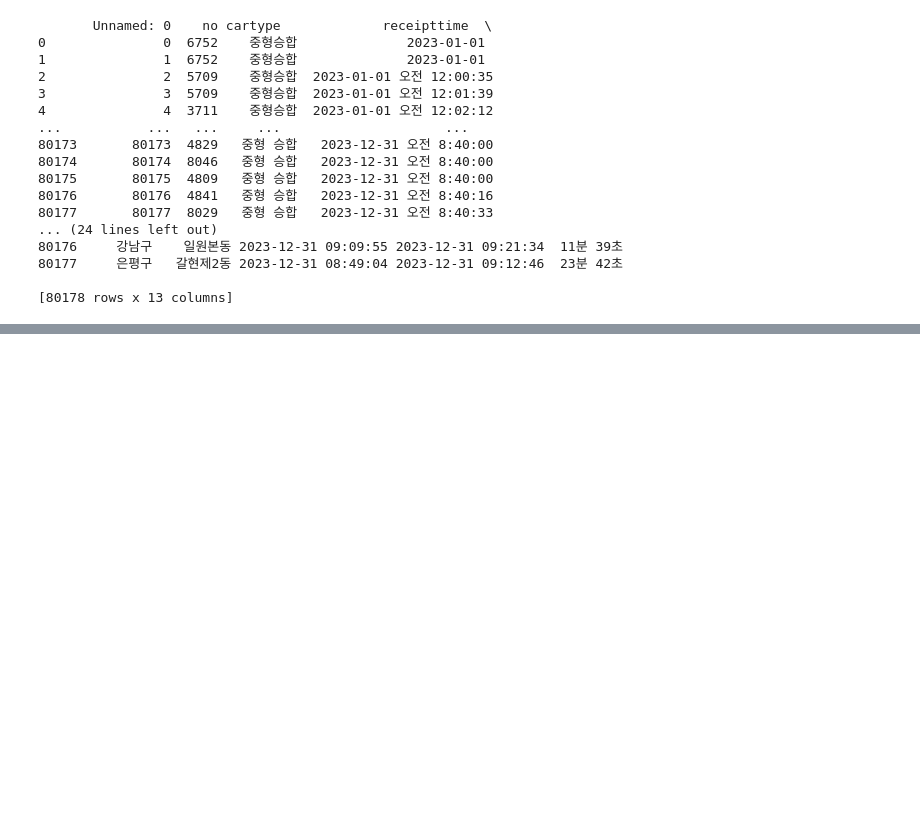
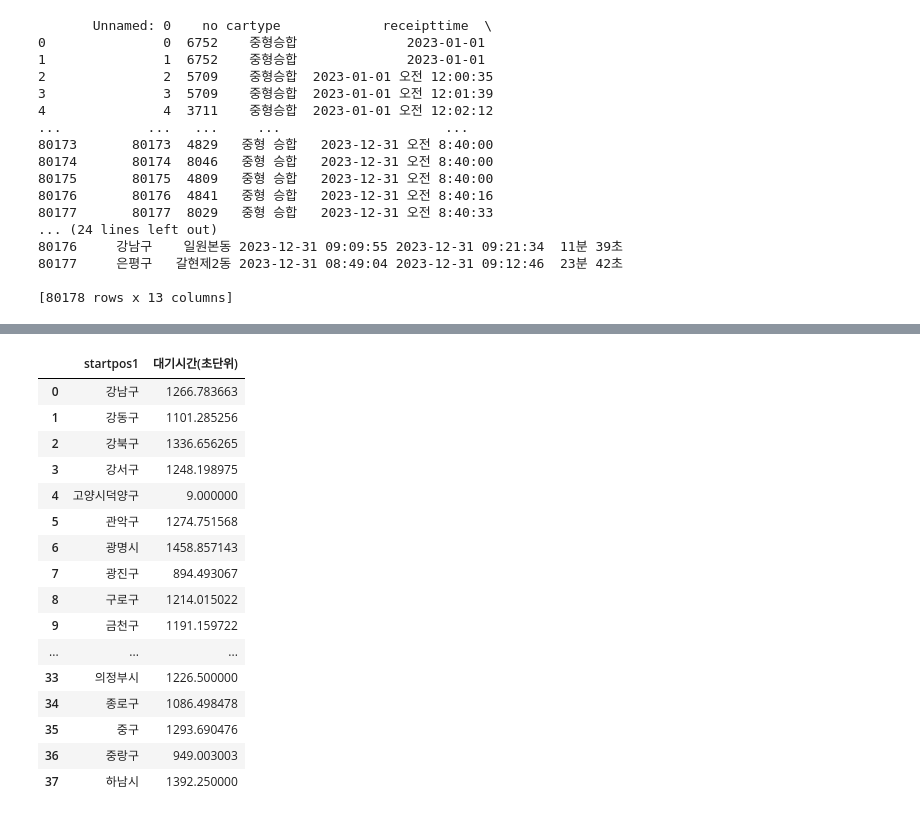
Before and after one commit to JongMany/big-data-programming-8, a Jupyter notebook: call-taxi-data.ipynb, the cells around one changed output, grey strips where cells are left out. Drawn from its saved outputs; the diff is of its cells as text; code cells hidden in the pictures; blank space fills up the shorter version.

```diff
--- a/call-taxi-data.ipynb
+++ b/call-taxi-data.ipynb
@@ -258,0 +246,65 @@ g_map
+# %%
+# df_avg_wait_time[['startpos1', '대기시간']]
+# df_avg_wait_time
+# average_time_per_startpoint
+call_taxi_df2 = pd.read_csv('./data/call_taxi.csv')
+
+def convert_korean_datetime(custom_time_str: str):
+    try:
+        if '오전' in custom_time_str:
+            custom_time_str = custom_time_str.replace('오전', 'AM')
+        elif '오후' in custom_time_str:
+            custom_time_str = custom_time_str.replace('오후', 'PM')
+        return pd.to_datetime(custom_time_str, format='%Y-%m-%d %p %I:%M:%S')
+    except Exception as e:
+        return pd.NaT
+call_taxi_df2['settime_kor'] = call_taxi_df2['settime'].apply(convert_korean_datetime)
+call_taxi_df2['ridetime_kor'] = call_taxi_df2['ridetime'].apply(convert_korean_datetime)
+
+call_taxi_df2['대기시간'] = call_taxi_df2['ridetime_kor'] - call_taxi_df2['settime_kor']
+
+def format_time_difference(td):
+    if pd.isna(td):
+        return 'N/A'
+    minutes, seconds = divmod(td.total_seconds(), 60)
+    return f"{int(minutes)}분 {int(seconds)}초"
+
+# call_taxi_df['대기시간'] = call_taxi_df['대기시간'].apply(format_time_difference)
+def format_time_difference(td):
+    if pd.isna(td):
+        return 'N/A'
+    minutes, seconds = divmod(td.total_seconds(), 60)
+    return f"{int(minutes)}분 {int(seconds)}초"
+
+call_taxi_df2['대기시간'] = call_taxi_df2['대기시간'].apply(format_time_difference)
+
+def convert_time_to_seconds(time_str):
+    parts = time_str.split(' ')
+    if 'N/A' in parts: return 0
+    minutes = int(parts[0][:-1]) if '분' in parts[0] else 0
+    seconds = int(parts[1][:-1]) if '초' in parts[1] else 0
+    return minutes * 60 + seconds
+
+call_taxi_df2['대기시간(초단위)'] = call_taxi_df2['대기시간'].apply(convert_time_to_seconds)
+
+
+average_time_per_startpoint2 = call_taxi_df2.groupby('startpos1')['대기시간(초단위)'].mean().reset_index()
+average_time_per_startpoint2
+# %% [output]
+|  | startpos1 | 대기시간(초단위) |
+| 0 | 강남구 | 1266.783663 |
+| 1 | 강동구 | 1101.285256 |
+| 2 | 강북구 | 1336.656265 |
+| 3 | 강서구 | 1248.198975 |
+| 4 | 고양시덕양구 | 9.000000 |
+| 5 | 관악구 | 1274.751568 |
+| 6 | 광명시 | 1458.857143 |
+| 7 | 광진구 | 894.493067 |
+| 8 | 구로구 | 1214.015022 |
+| 9 | 금천구 | 1191.159722 |
+| ... | ... | ... |
+| 33 | 의정부시 | 1226.500000 |
+| 34 | 종로구 | 1086.498478 |
+| 35 | 중구 | 1293.690476 |
+| 36 | 중랑구 | 949.003003 |
+| 37 | 하남시 | 1392.250000 |
```
Also changed, not shown: parts of 22 cells of this notebook, 14 other files.
